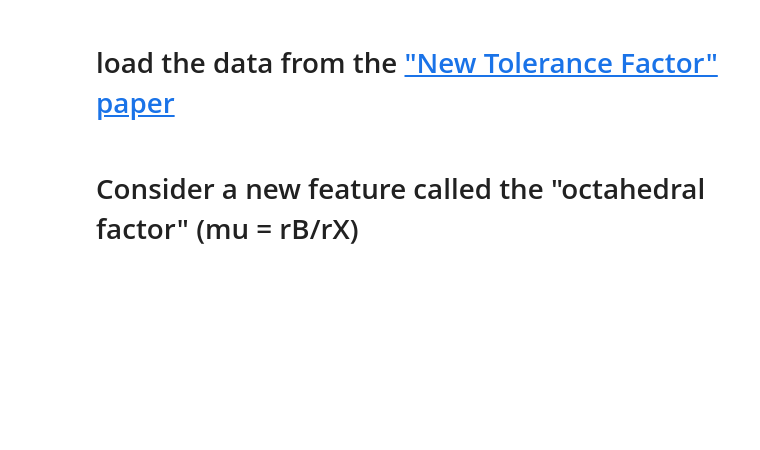
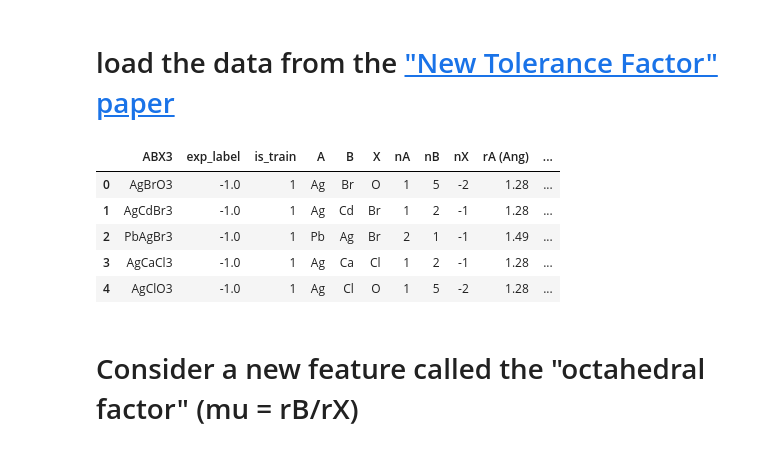
Before and after one commit to icomse/5th_workshop_MachineLearning, a Jupyter notebook: Day_2/2.2_interpretability_complete.ipynb, the cells around one changed output. Cells and saved outputs as stored; diff of their text form; code cells hidden in the pictures; blank space fills up the shorter version.

```diff
--- a/Day_2/2.2_interpretability_complete.ipynb
+++ b/Day_2/2.2_interpretability_complete.ipynb
@@ -23,9 +39,16 @@ plt.style.use(os.path.join(data_dir, 'configs', 'plot_style.mplstyle'))
 # %% [markdown]
 # load the data from the ["New Tolerance Factor" paper](https://www.science.org/doi/10.1126/sciadv.aav0693)
 # %%
-fcsv = os.path.join(data_dir, 'perovskites', 'perovskite_data.csv')
+fcsv = os.path.join(data_dir, 'perovskite_data.csv')
 df = pd.read_csv(fcsv)
 df.head()
+# %% [output]
+|  | ABX3 | exp_label | is_train | A | B | X | nA | nB | nX | rA (Ang) | ... |
+| 0 | AgBrO3 | -1.0 | 1 | Ag | Br | O | 1 | 5 | -2 | 1.28 | ... |
+| 1 | AgCdBr3 | -1.0 | 1 | Ag | Cd | Br | 1 | 2 | -1 | 1.28 | ... |
+| 2 | PbAgBr3 | -1.0 | 1 | Pb | Ag | Br | 2 | 1 | -1 | 1.49 | ... |
+| 3 | AgCaCl3 | -1.0 | 1 | Ag | Ca | Cl | 1 | 2 | -1 | 1.28 | ... |
+| 4 | AgClO3 | -1.0 | 1 | Ag | Cl | O | 1 | 5 | -2 | 1.28 | ... |
 # %% [markdown]
 # Consider a new feature called the "octahedral factor" (mu = rB/rX)
 # %%
```
Also changed, not shown: parts of 33 cells of this notebook.
